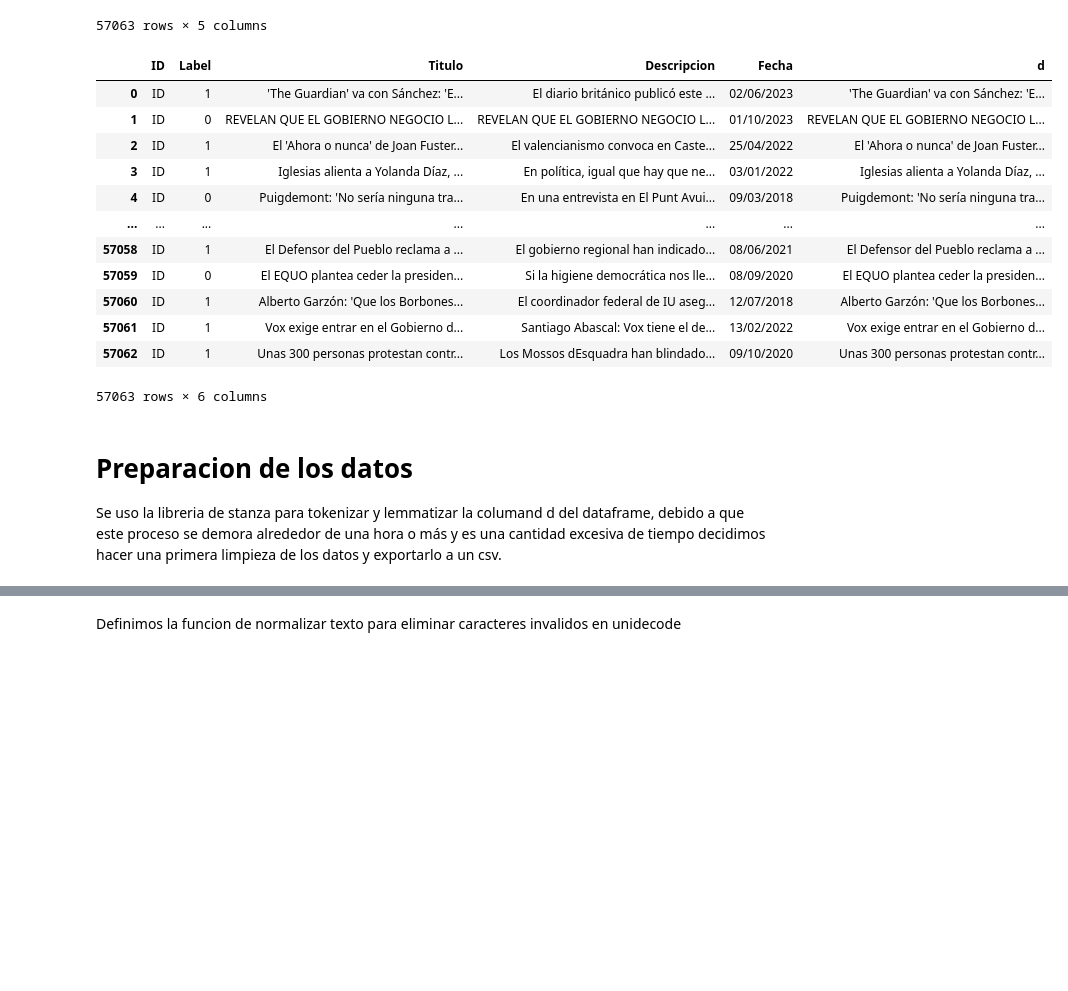
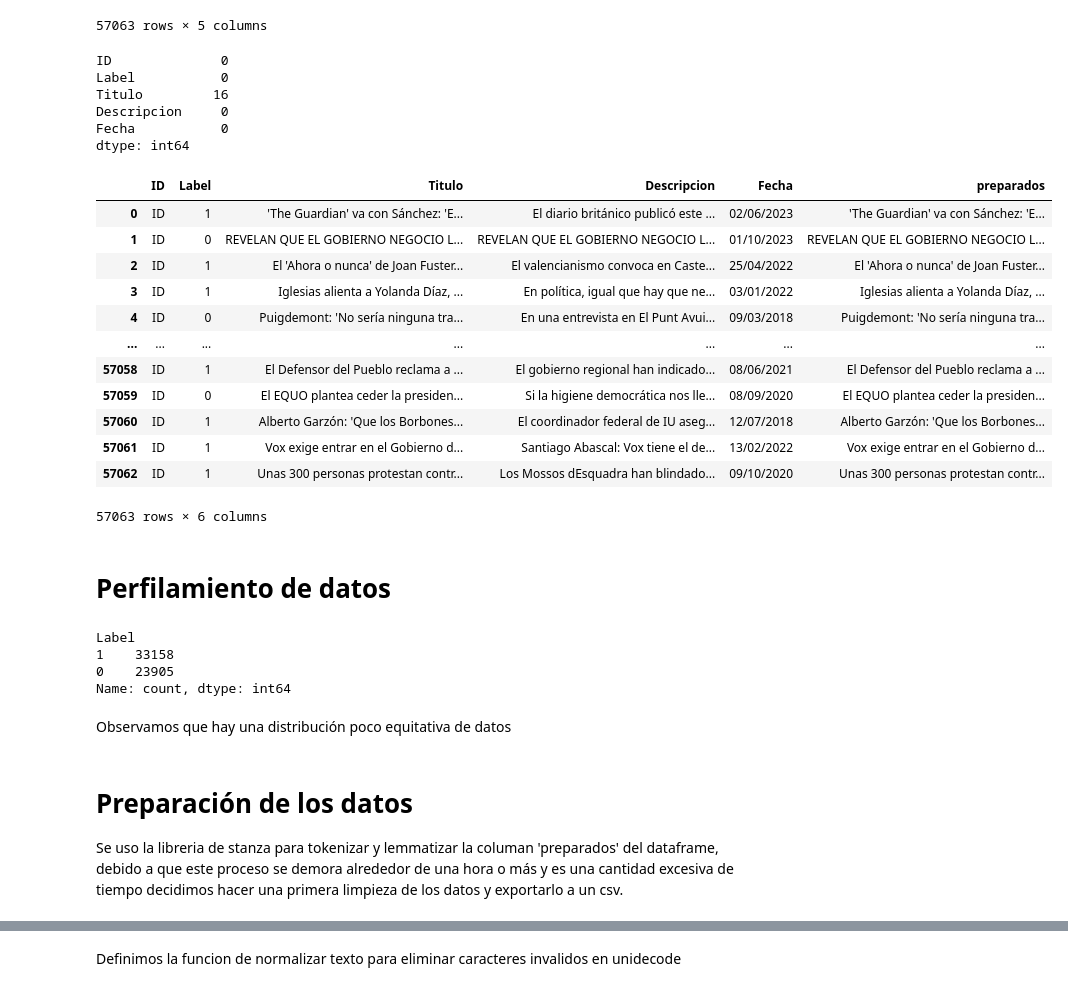
Before and after one commit to ju4ndiegos/BI, a Jupyter notebook: Proyecto/etapa1.ipynb, the cells around one changed output, grey strips where cells are left out. Drawn from its saved outputs; the diff is of its cells as text; code cells hidden in the pictures; blank space fills up the shorter version.

Commit message:
avance modelo y cambios en el preprocesamiento de datos

```diff
--- a/Proyecto/etapa1.ipynb
+++ b/Proyecto/etapa1.ipynb
@@ -62,12 +38,23 @@ df
 | 57061 | ID | 1 | Vox exige entrar en el Gobierno d... | Santiago Abascal: Vox tiene el de... | 13/02/2022 |
 | 57062 | ID | 1 | Unas 300 personas protestan contr... | Los Mossos dEsquadra han blindado... | 09/10/2020 |
 57063 rows × 5 columns
+# %%
+# verificamos si hay valores nulos
+df.isnull().sum()
+# %% [output]
+ID              0
+Label           0
+Titulo         16
+Descripcion     0
+Fecha           0
+dtype: int64
 # %%
+# corregimos los valores nulos y unimos las columnas 'Titulo' y 'Descripcion'
 df['Titulo']=df['Titulo'].fillna('')
-df['d']=df['Titulo']+df['Descripcion']
+df['preparados']=df['Titulo']+df['Descripcion']
 df
 # %% [output]
-|  | ID | Label | Titulo | Descripcion | Fecha | d |
+|  | ID | Label | Titulo | Descripcion | Fecha | preparados |
 | 0 | ID | 1 | 'The Guardian' va con Sánchez: 'E... | El diario británico publicó este ... | 02/06/2023 | 'The Guardian' va con Sánchez: 'E... |
 | 1 | ID | 0 | REVELAN QUE EL GOBIERNO NEGOCIO L... | REVELAN QUE EL GOBIERNO NEGOCIO L... | 01/10/2023 | REVELAN QUE EL GOBIERNO NEGOCIO L... |
 | 2 | ID | 1 | El 'Ahora o nunca' de Joan Fuster... | El valencianismo convoca en Caste... | 25/04/2022 | El 'Ahora o nunca' de Joan Fuster... |
@@ -80,3 +67,12 @@ df
 | 57061 | ID | 1 | Vox exige entrar en el Gobierno d... | Santiago Abascal: Vox tiene el de... | 13/02/2022 | Vox exige entrar en el Gobierno d... |
 | 57062 | ID | 1 | Unas 300 personas protestan contr... | Los Mossos dEsquadra han blindado... | 09/10/2020 | Unas 300 personas protestan contr... |
 57063 rows × 6 columns
+# %% [markdown]
+# Perfilamiento de datos
+# %%
+df['Label'].value_counts()
+# %% [output]
+Label
+1    33158
+0    23905
+Name: count, dtype: int64
@@ -83,4 +82,6 @@ df
+# %% [markdown]
+Observamos que hay una distribución poco equitativa de datos
 # %% [markdown]
-# Preparacion de los datos
+# Preparación de los datos
 
-Se uso la libreria de stanza para tokenizar y lemmatizar la columand d del dataframe, debido a que este proceso se demora alrededor de una hora o más y es una cantidad excesiva de tiempo decidimos hacer una primera limpieza de los datos y exportarlo a un csv.
+Se uso la libreria de stanza para tokenizar y lemmatizar la columan 'preparados' del dataframe, debido a que este proceso se demora alrededor de una hora o más y es una cantidad excesiva de tiempo decidimos hacer una primera limpieza de los datos y exportarlo a un csv.
```
Also changed, not shown: parts of 55 cells of this notebook, 1 other file.
